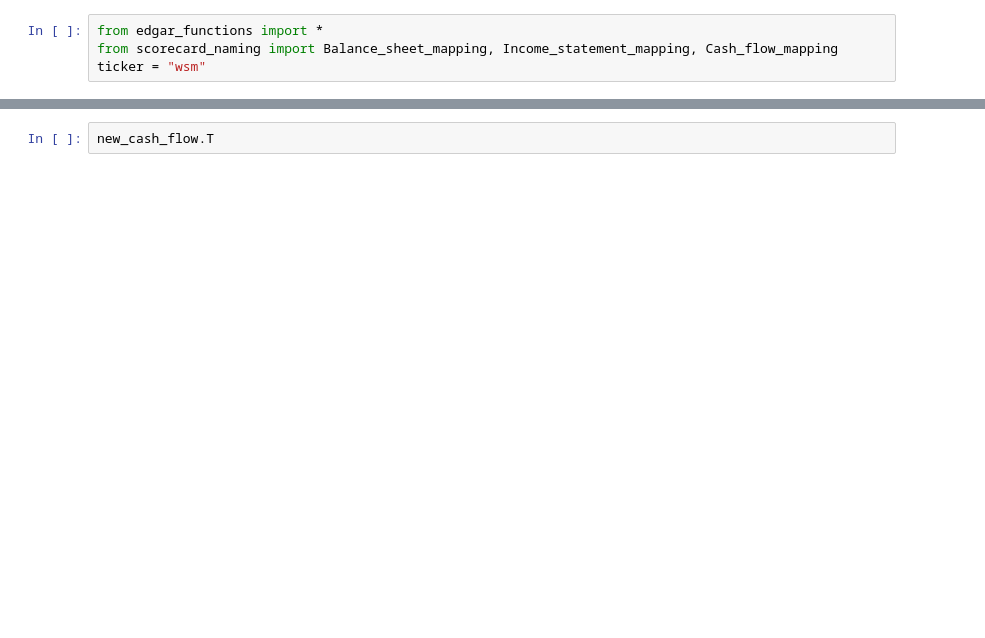
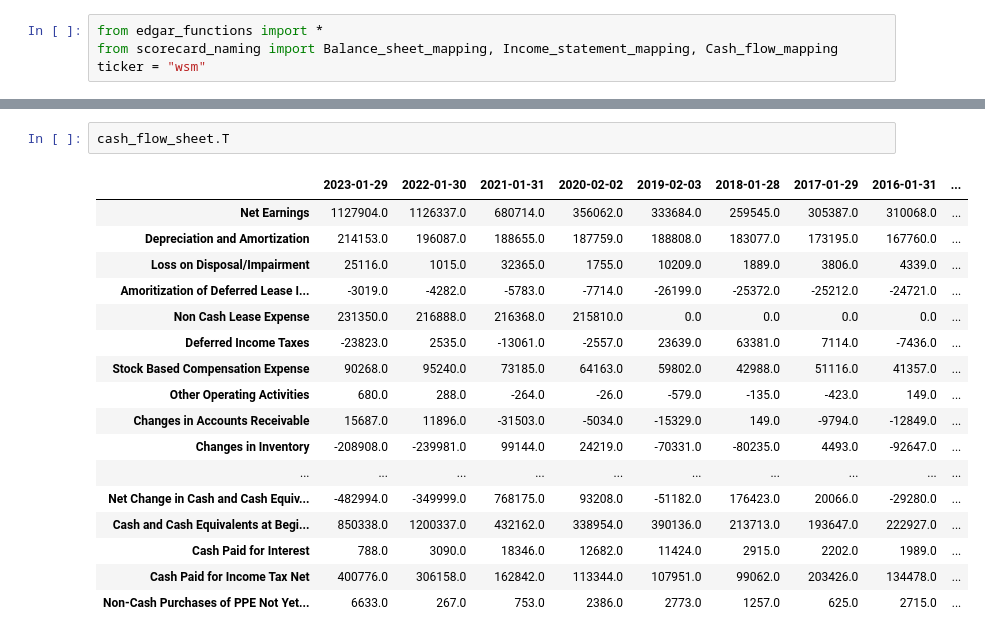
Before and after one commit to GGRusty/Edgar, a Jupyter notebook: modeling.ipynb, the cells around one changed output, grey strips where cells are left out. Saved outputs shown, nothing was run; the diff lists cells and outputs as text; blank space fills up the shorter version.

```diff
--- a/modeling.ipynb
+++ b/modeling.ipynb
@@ -45,2 +99,20 @@ new_balance.T
 # %%
-new_cash_flow.T
+cash_flow_sheet.T
+# %% [output]
+|  | 2023-01-29 | 2022-01-30 | 2021-01-31 | 2020-02-02 | 2019-02-03 | 2018-01-28 | 2017-01-29 | 2016-01-31 | ... |
+| Net Earnings | 1127904.0 | 1126337.0 | 680714.0 | 356062.0 | 333684.0 | 259545.0 | 305387.0 | 310068.0 | ... |
+| Depreciation and Amortization | 214153.0 | 196087.0 | 188655.0 | 187759.0 | 188808.0 | 183077.0 | 173195.0 | 167760.0 | ... |
+| Loss on Disposal/Impairment | 25116.0 | 1015.0 | 32365.0 | 1755.0 | 10209.0 | 1889.0 | 3806.0 | 4339.0 | ... |
+| Amoritization of Deferred Lease I... | -3019.0 | -4282.0 | -5783.0 | -7714.0 | -26199.0 | -25372.0 | -25212.0 | -24721.0 | ... |
+| Non Cash Lease Expense | 231350.0 | 216888.0 | 216368.0 | 215810.0 | 0.0 | 0.0 | 0.0 | 0.0 | ... |
+| Deferred Income Taxes | -23823.0 | 2535.0 | -13061.0 | -2557.0 | 23639.0 | 63381.0 | 7114.0 | -7436.0 | ... |
+| Stock Based Compensation Expense | 90268.0 | 95240.0 | 73185.0 | 64163.0 | 59802.0 | 42988.0 | 51116.0 | 41357.0 | ... |
+| Other Operating Activities | 680.0 | 288.0 | -264.0 | -26.0 | -579.0 | -135.0 | -423.0 | 149.0 | ... |
+| Changes in Accounts Receivable | 15687.0 | 11896.0 | -31503.0 | -5034.0 | -15329.0 | 149.0 | -9794.0 | -12849.0 | ... |
+| Changes in Inventory | -208908.0 | -239981.0 | 99144.0 | 24219.0 | -70331.0 | -80235.0 | 4493.0 | -92647.0 | ... |
+| ... | ... | ... | ... | ... | ... | ... | ... | ... | ... |
+| Net Change in Cash and Cash Equiv... | -482994.0 | -349999.0 | 768175.0 | 93208.0 | -51182.0 | 176423.0 | 20066.0 | -29280.0 | ... |
+| Cash and Cash Equivalents at Begi... | 850338.0 | 1200337.0 | 432162.0 | 338954.0 | 390136.0 | 213713.0 | 193647.0 | 222927.0 | ... |
+| Cash Paid for Interest | 788.0 | 3090.0 | 18346.0 | 12682.0 | 11424.0 | 2915.0 | 2202.0 | 1989.0 | ... |
+| Cash Paid for Income Tax Net | 400776.0 | 306158.0 | 162842.0 | 113344.0 | 107951.0 | 99062.0 | 203426.0 | 134478.0 | ... |
+| Non-Cash Purchases of PPE Not Yet... | 6633.0 | 267.0 | 753.0 | 2386.0 | 2773.0 | 1257.0 | 625.0 | 2715.0 | ... |
```
Also changed, not shown: parts of 11 cells of this notebook, 5 other files.
